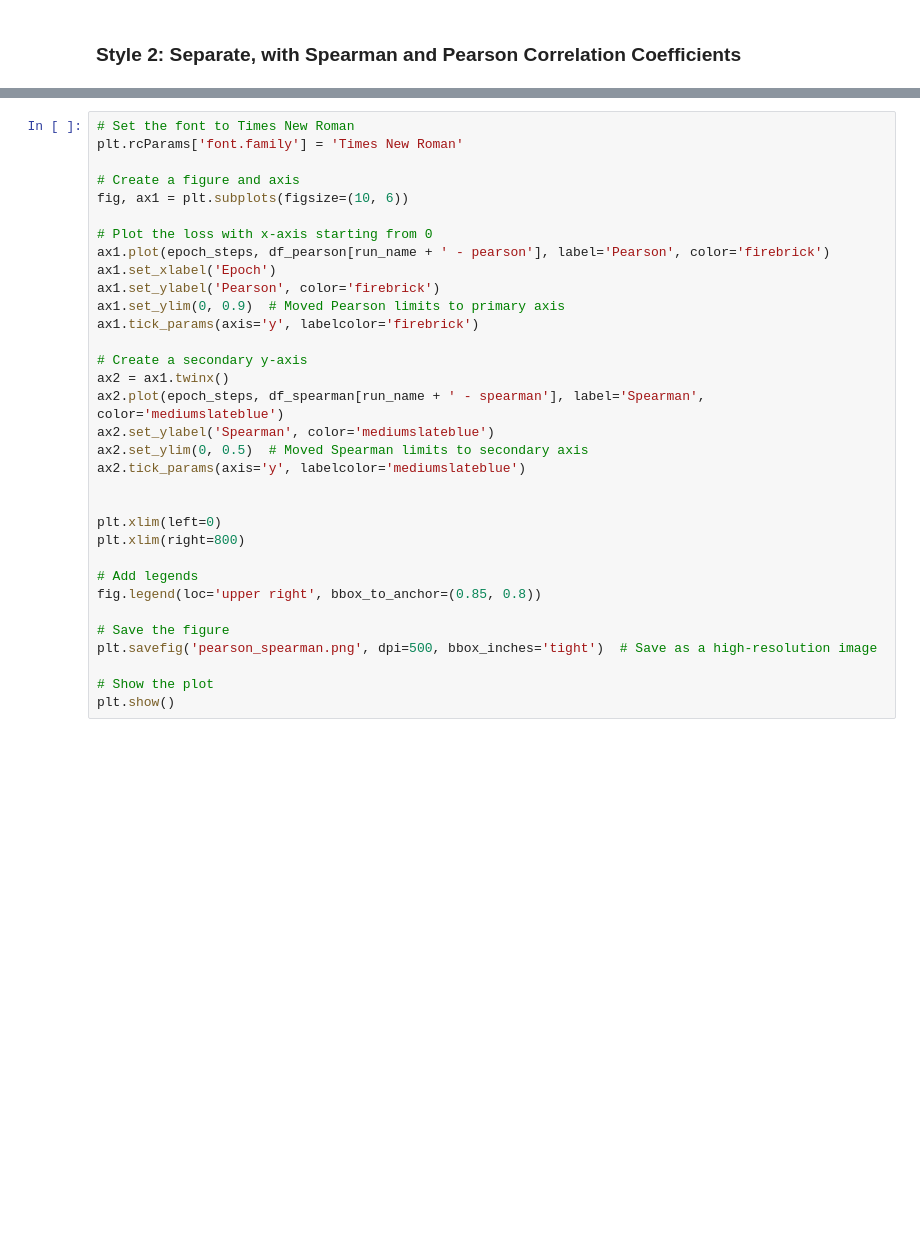
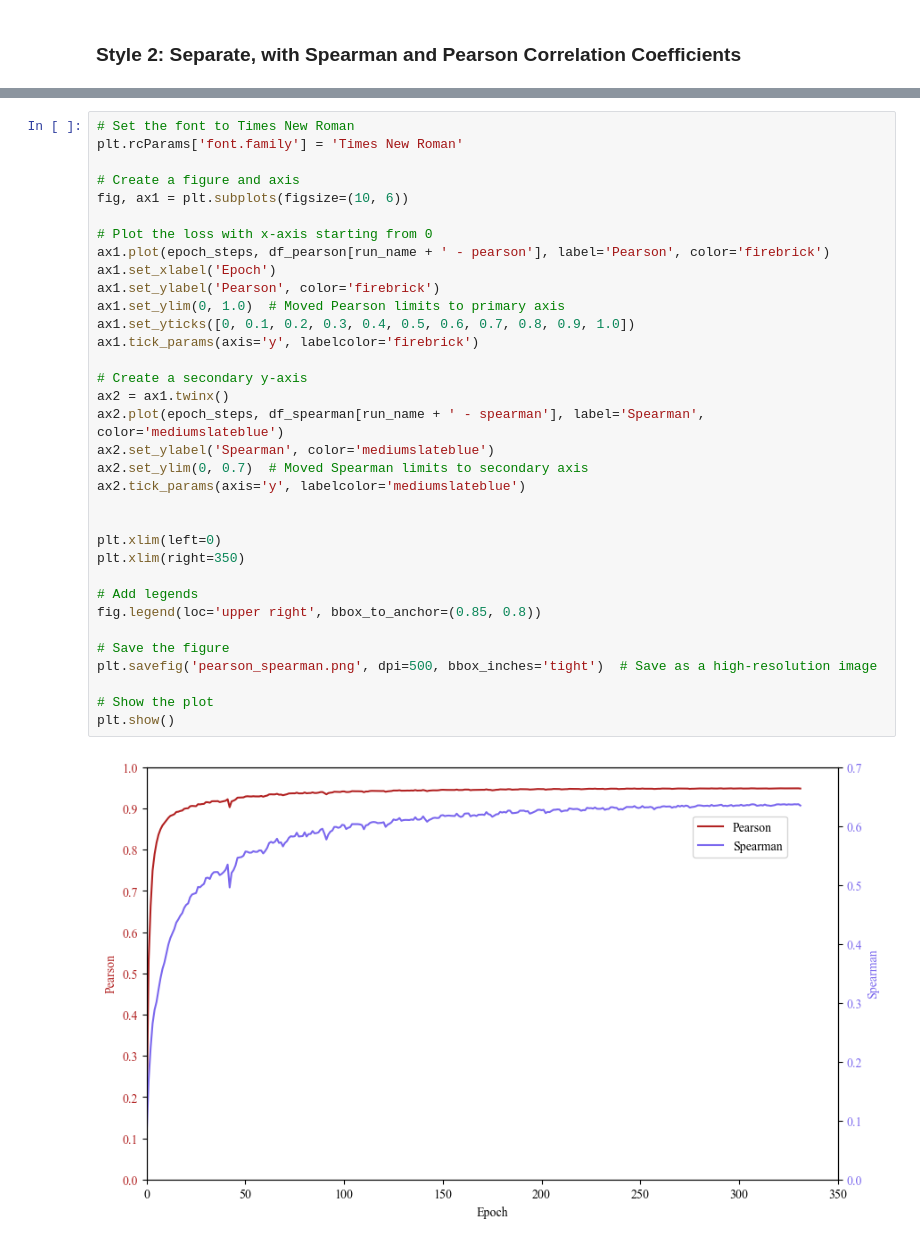
Before and after one commit to govindgoel/ml, a Jupyter notebook: scripts/training/plot_learning_curves.ipynb, the cells around one changed output, grey strips where cells are left out. Drawn from its saved outputs; the diff is of its cells as text; blank space fills up the shorter version.

```diff
--- a/scripts/training/plot_learning_curves.ipynb
+++ b/scripts/training/plot_learning_curves.ipynb
@@ -102,33 +131,36 @@ plt.show()
 # %%
 # Set the font to Times New Roman
 plt.rcParams['font.family'] = 'Times New Roman'
 
 # Create a figure and axis
 fig, ax1 = plt.subplots(figsize=(10, 6))
 
 # Plot the loss with x-axis starting from 0
 ax1.plot(epoch_steps, df_pearson[run_name + ' - pearson'], label='Pearson', color='firebrick')
 ax1.set_xlabel('Epoch')
 ax1.set_ylabel('Pearson', color='firebrick')
-ax1.set_ylim(0, 0.9)  # Moved Pearson limits to primary axis
+ax1.set_ylim(0, 1.0)  # Moved Pearson limits to primary axis
+ax1.set_yticks([0, 0.1, 0.2, 0.3, 0.4, 0.5, 0.6, 0.7, 0.8, 0.9, 1.0])
 ax1.tick_params(axis='y', labelcolor='firebrick')
 
 # Create a secondary y-axis
 ax2 = ax1.twinx()
 ax2.plot(epoch_steps, df_spearman[run_name + ' - spearman'], label='Spearman', color='mediumslateblue')
 ax2.set_ylabel('Spearman', color='mediumslateblue')
-ax2.set_ylim(0, 0.5)  # Moved Spearman limits to secondary axis
+ax2.set_ylim(0, 0.7)  # Moved Spearman limits to secondary axis
 ax2.tick_params(axis='y', labelcolor='mediumslateblue')
 
 
 plt.xlim(left=0)
-plt.xlim(right=800)
+plt.xlim(right=350)
 
 # Add legends
 fig.legend(loc='upper right', bbox_to_anchor=(0.85, 0.8))
 
 # Save the figure
 plt.savefig('pearson_spearman.png', dpi=500, bbox_inches='tight')  # Save as a high-resolution image
 
 # Show the plot
 plt.show()
+# %% [output]
+[figure, added]
```
Also changed, not shown: parts of 4 cells of this notebook, 2 other files.
